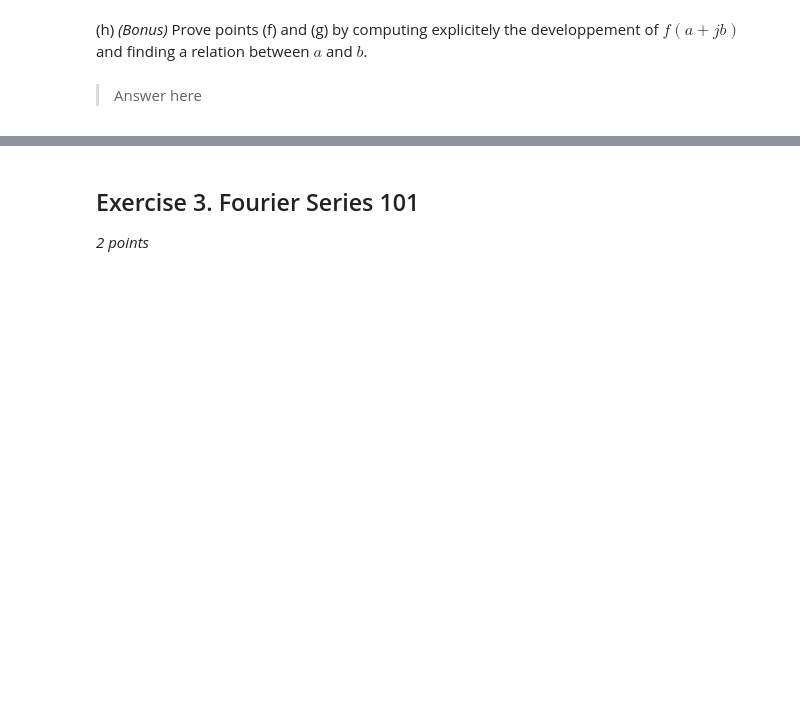
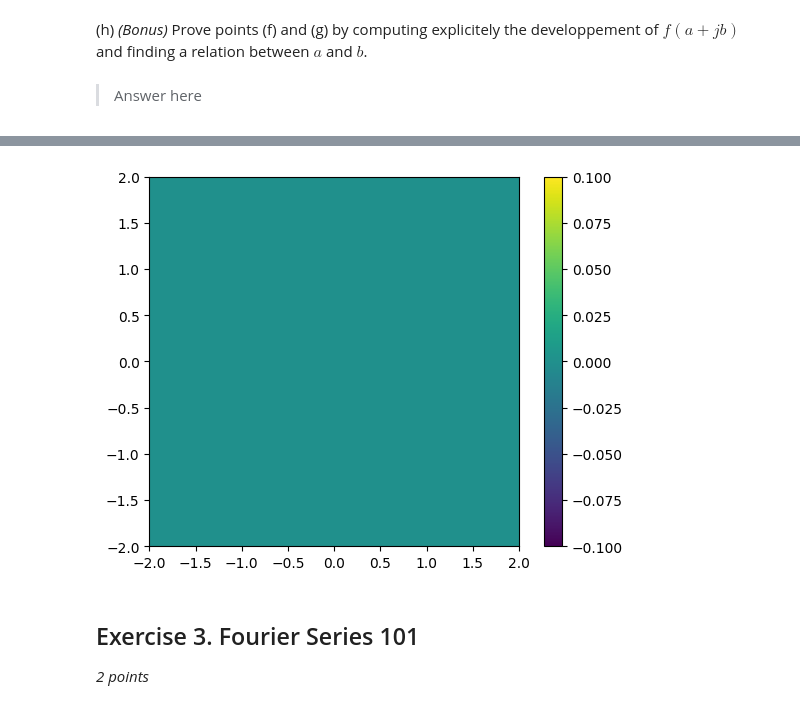
Before and after one commit to Arkanthara/digital_image_processing, a Jupyter notebook: TP7_donnet_michel.ipynb, the cells around one changed output, grey strips where cells are left out. Cells and saved outputs as stored; diff of their text form; code cells hidden in the pictures; blank space fills up the shorter version.

```diff
--- a/TP7_donnet_michel.ipynb
+++ b/TP7_donnet_michel.ipynb
@@ -207,3 +260,16 @@ $$=(bj)^3 + 3$$
+# %%
+def f_example(z: complex):
+    if np.abs(z.imag**2 - 3 * z.real**2) < 1e-14 :
+        return 1
+    return 0
+
+vectorizef_function_example = np.vectorize(f_example)
+plt.figure()
+plt.imshow(vectorizef_function_example(zz), extent=(-2, 2, -2, 2))
+plt.colorbar()
+plt.show()
+# %% [output]
+[figure, added]
 # %% [markdown]
 ## Exercise 3. Fourier Series 101
 *2 points*
```
Also changed, not shown: parts of 10 cells of this notebook.
